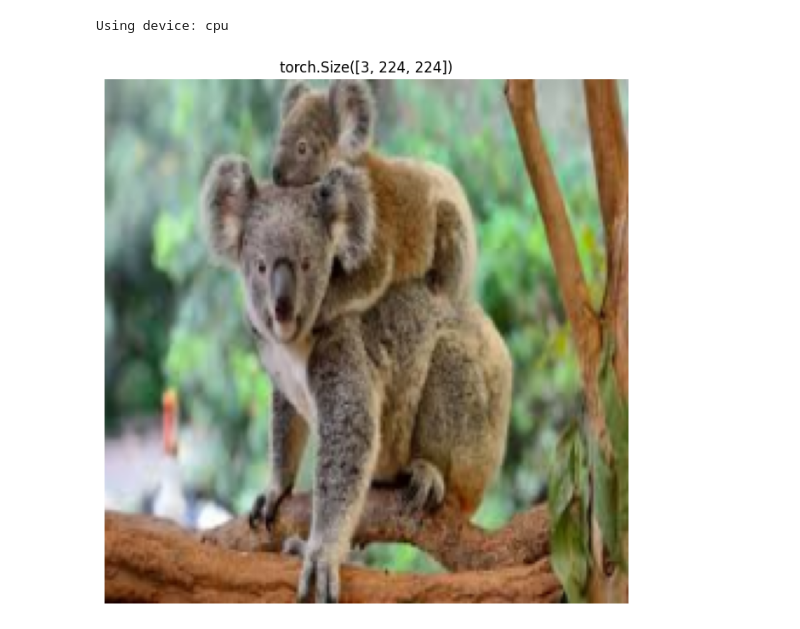
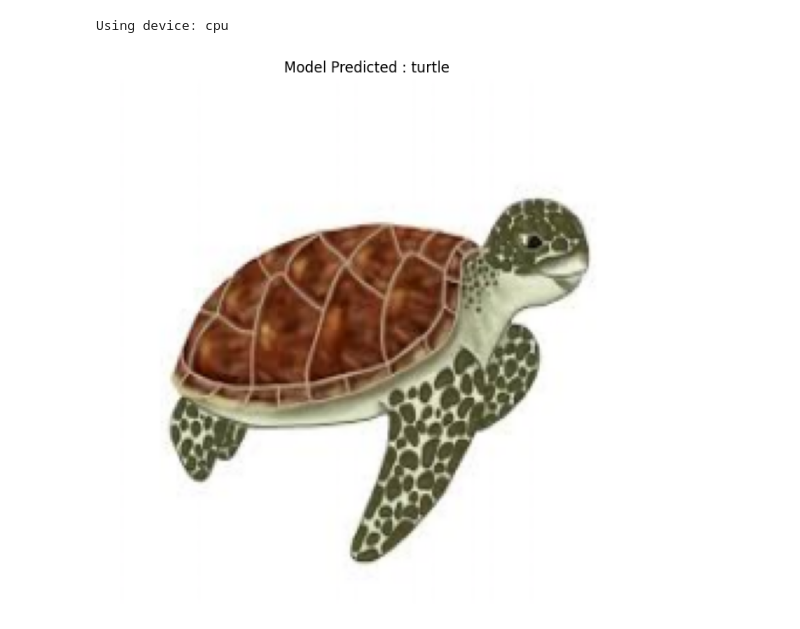
Before and after one commit to saketjha34/Python-Deep-Learning-Projects, a Jupyter notebook: Animal Image Classification (90 Different Animals)/testing/test.ipynb, the cells around one changed output. Saved outputs shown, nothing was run; the diff lists cells and outputs as text; code cells hidden in the pictures.

```diff
--- a/Animal Image Classification (90 Different Animals)/testing/test.ipynb
+++ b/Animal Image Classification (90 Different Animals)/testing/test.ipynb
@@ -65,6 +65,6 @@ def plot_predicted_image(image_path : str, means :tuple[float] , stds:tuple[floa
         plt.imshow(denormalized_image.permute(1,2,0).clamp(0,1))
         plt.axis(False)
 # %%
-plot_predicted_image(image_path='images/test5.jpeg', means = stats[0] , stds = stats[1] ,prediction=None)
+plot_predicted_image(image_path='images/turtle.jpeg', means = stats[0] , stds = stats[1] ,prediction=True)
 # %% [output]
-[figure, old version]
+[figure, new version]
```
Also changed, not shown: 1 other file.
